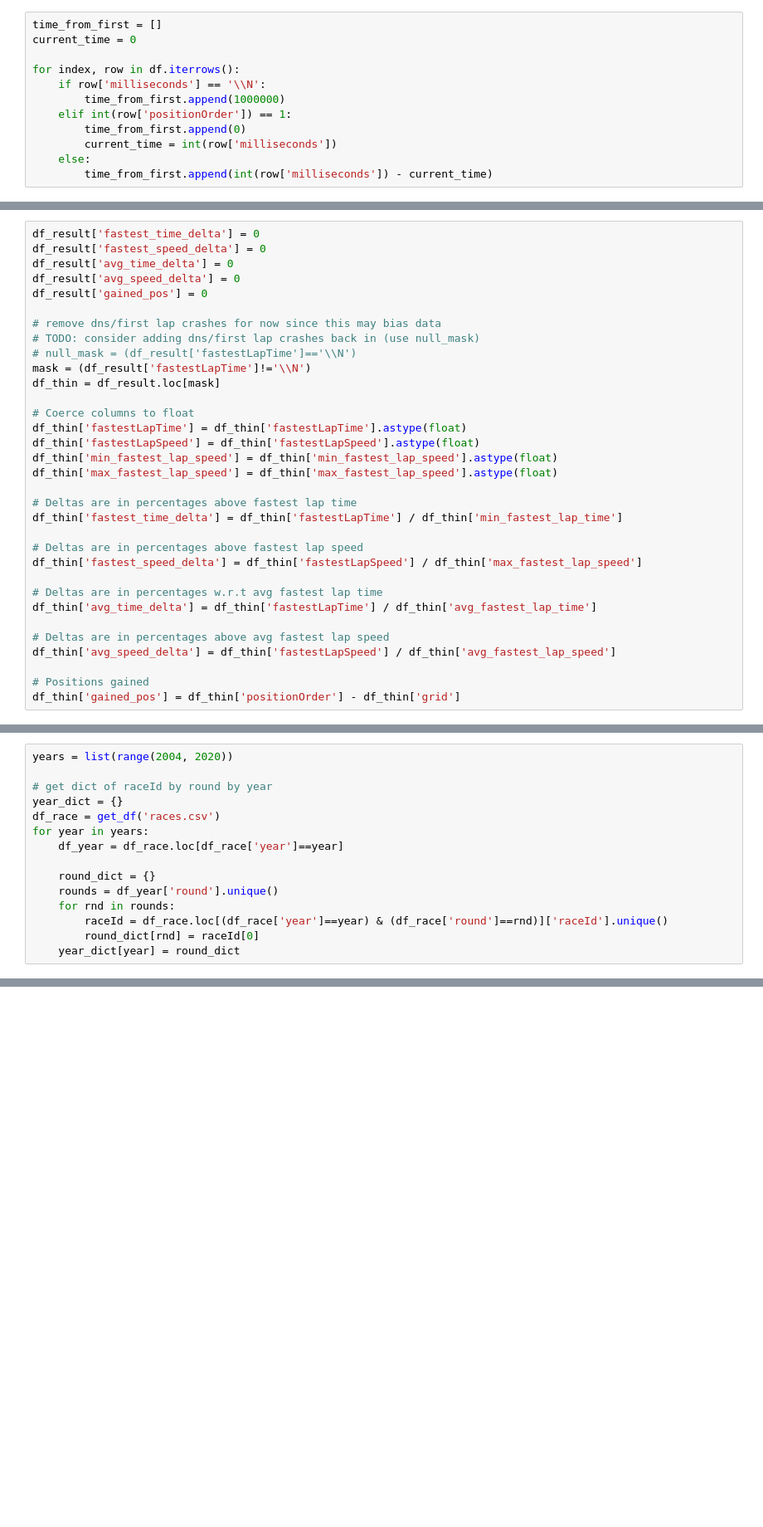
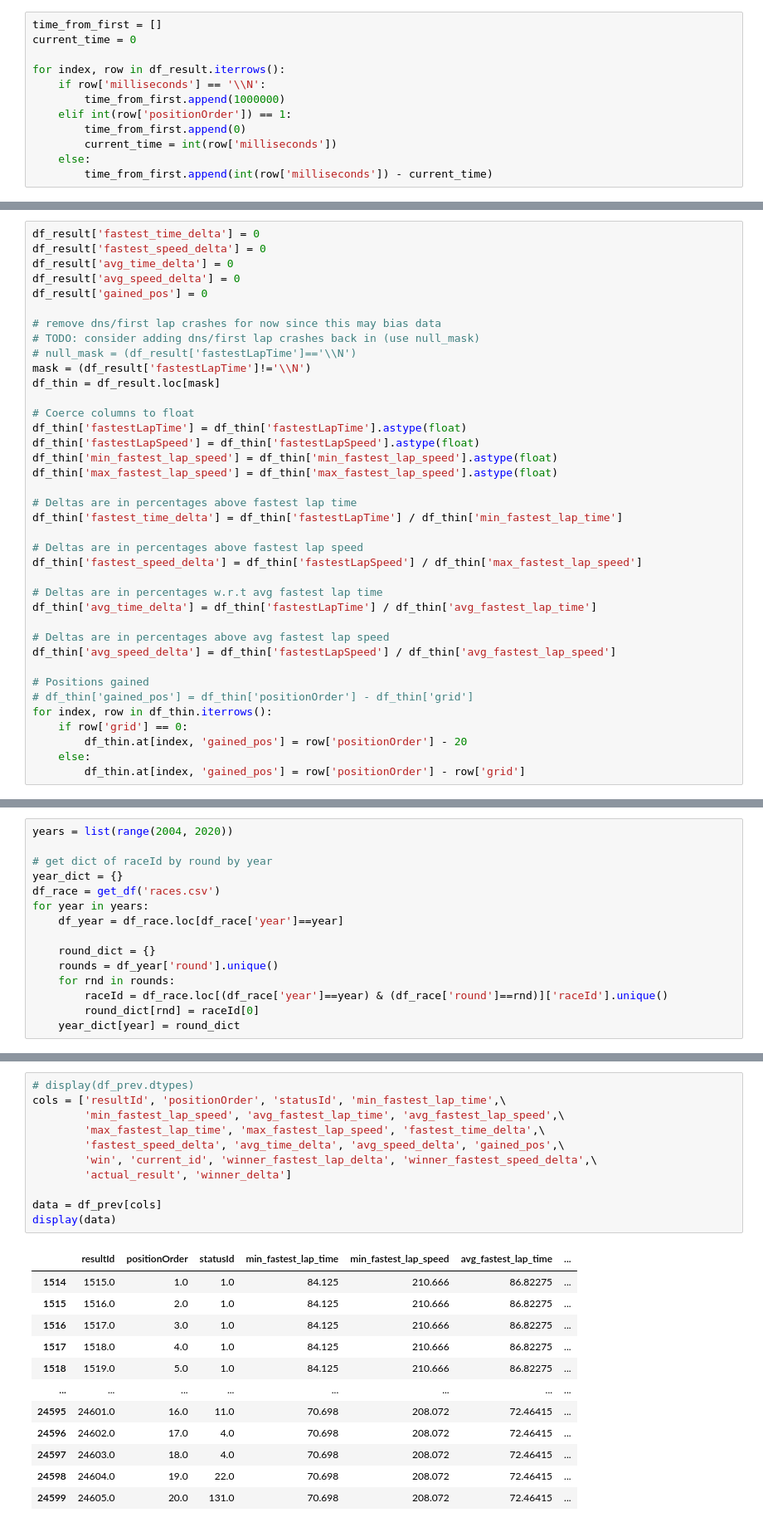
Before and after one commit to edie-zhou/data_lab_f1, a Jupyter notebook: F1.ipynb, the cells around one changed output, grey strips where cells are left out. Shown at 83% size. Drawn from its saved outputs; the diff is of its cells as text; blank space fills up the shorter version.

```diff
--- a/F1.ipynb
+++ b/F1.ipynb
@@ -211,7 +203,7 @@ array([2009, 2008, 2007, 2006, 2005, 2004, 2003, 2002, 2001, 2000, 1999,
 time_from_first = []
 current_time = 0
 
-for index, row in df.iterrows():
+for index, row in df_result.iterrows():
     if row['milliseconds'] == '\\N':
         time_from_first.append(1000000)
     elif int(row['positionOrder']) == 1:
@@ -375,7 +373,12 @@ df_thin['avg_time_delta'] = df_thin['fastestLapTime'] / df_thin['avg_fastest_lap
 df_thin['avg_speed_delta'] = df_thin['fastestLapSpeed'] / df_thin['avg_fastest_lap_speed']
 
 # Positions gained
-df_thin['gained_pos'] = df_thin['positionOrder'] - df_thin['grid']
+# df_thin['gained_pos'] = df_thin['positionOrder'] - df_thin['grid']
+for index, row in df_thin.iterrows():
+    if row['grid'] == 0:
+        df_thin.at[index, 'gained_pos'] = row['positionOrder'] - 20
+    else:
+        df_thin.at[index, 'gained_pos'] = row['positionOrder'] - row['grid']
 # %% [output]
 A value is trying to be set on a copy of a slice from a DataFrame.
 Try using .loc[row_indexer,col_indexer] = value instead
@@ -795,0 +513,24 @@ racers_Ita.dtypes
+# %%
+# display(df_prev.dtypes)
+cols = ['resultId', 'positionOrder', 'statusId', 'min_fastest_lap_time',\
+        'min_fastest_lap_speed', 'avg_fastest_lap_time', 'avg_fastest_lap_speed',\
+        'max_fastest_lap_time', 'max_fastest_lap_speed', 'fastest_time_delta',\
+        'fastest_speed_delta', 'avg_time_delta', 'avg_speed_delta', 'gained_pos',\
+        'win', 'current_id', 'winner_fastest_lap_delta', 'winner_fastest_speed_delta',\
+        'actual_result', 'winner_delta']
+
+data = df_prev[cols]
+display(data)
+# %% [output]
+|  | resultId | positionOrder | statusId | min_fastest_lap_time | min_fastest_lap_speed | avg_fastest_lap_time | ... |
+| 1514 | 1515.0 | 1.0 | 1.0 | 84.125 | 210.666 | 86.82275 | ... |
+| 1515 | 1516.0 | 2.0 | 1.0 | 84.125 | 210.666 | 86.82275 | ... |
+| 1516 | 1517.0 | 3.0 | 1.0 | 84.125 | 210.666 | 86.82275 | ... |
+| 1517 | 1518.0 | 4.0 | 1.0 | 84.125 | 210.666 | 86.82275 | ... |
+| 1518 | 1519.0 | 5.0 | 1.0 | 84.125 | 210.666 | 86.82275 | ... |
+| ... | ... | ... | ... | ... | ... | ... | ... |
+| 24595 | 24601.0 | 16.0 | 11.0 | 70.698 | 208.072 | 72.46415 | ... |
+| 24596 | 24602.0 | 17.0 | 4.0 | 70.698 | 208.072 | 72.46415 | ... |
+| 24597 | 24603.0 | 18.0 | 4.0 | 70.698 | 208.072 | 72.46415 | ... |
+| 24598 | 24604.0 | 19.0 | 22.0 | 70.698 | 208.072 | 72.46415 | ... |
+| 24599 | 24605.0 | 20.0 | 131.0 | 70.698 | 208.072 | 72.46415 | ... |
```
Also changed, not shown: parts of 46 cells of this notebook.
